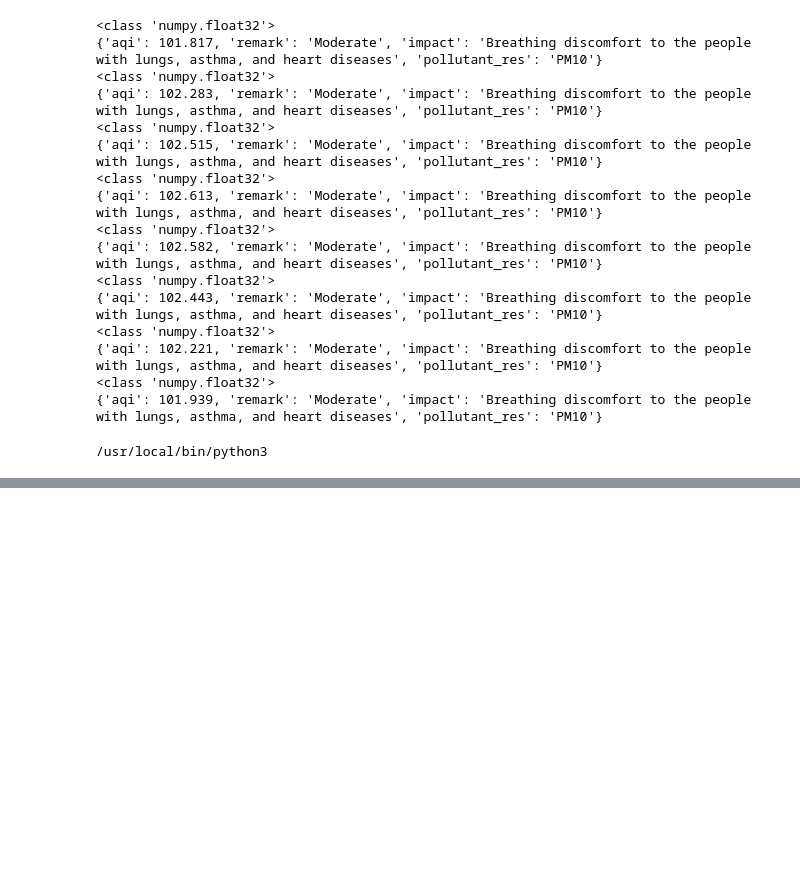
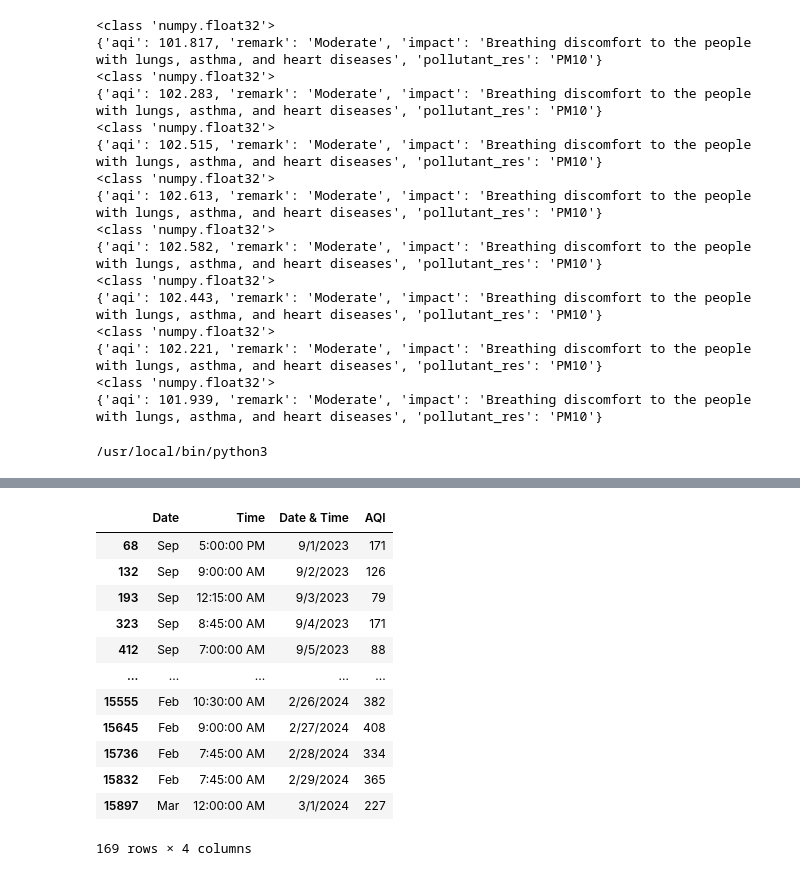
Before and after one commit to arif9353/Davies_WeatherHack, a Jupyter notebook: backend/MIHIRESS/test.ipynb, the cells around one changed output, grey strips where cells are left out. Drawn from its saved outputs; the diff is of its cells as text; code cells hidden in the pictures; blank space fills up the shorter version.

```diff
--- a/backend/MIHIRESS/test.ipynb
+++ b/backend/MIHIRESS/test.ipynb
@@ -352,0 +480,19 @@ print(sys.executable)
+# %%
+new_df = new_df.loc[new_df.groupby("Date & Time")["AQI"].idxmax()]
+new_df = new_df.sort_index()
+# %%
+new_df
+# %% [output]
+|  | Date | Time | Date & Time | AQI |
+| 68 | Sep | 5:00:00 PM | 9/1/2023 | 171 |
+| 132 | Sep | 9:00:00 AM | 9/2/2023 | 126 |
+| 193 | Sep | 12:15:00 AM | 9/3/2023 | 79 |
+| 323 | Sep | 8:45:00 AM | 9/4/2023 | 171 |
+| 412 | Sep | 7:00:00 AM | 9/5/2023 | 88 |
+| ... | ... | ... | ... | ... |
+| 15555 | Feb | 10:30:00 AM | 2/26/2024 | 382 |
+| 15645 | Feb | 9:00:00 AM | 2/27/2024 | 408 |
+| 15736 | Feb | 7:45:00 AM | 2/28/2024 | 334 |
+| 15832 | Feb | 7:45:00 AM | 2/29/2024 | 365 |
+| 15897 | Mar | 12:00:00 AM | 3/1/2024 | 227 |
+169 rows × 4 columns
```
Also changed, not shown: parts of 16 cells of this notebook, 8 other files.
